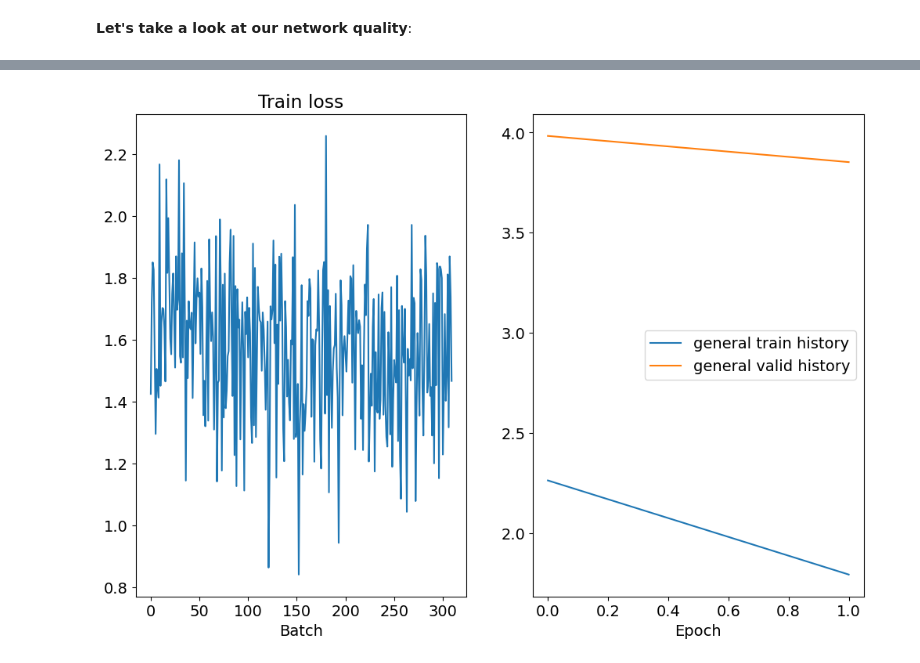
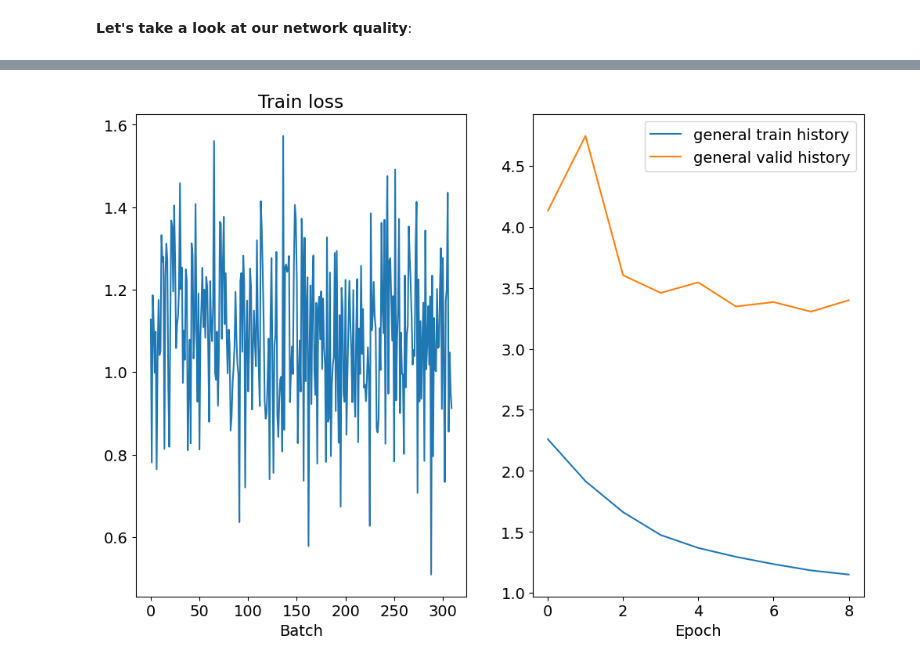
Before and after one commit to pavel-collab/ml-course-home-tasks, a Jupyter notebook: assignments/lab02_nmt/lab02_nmt_24s_advanced.ipynb, the cells around one changed output, grey strips where cells are left out. Saved outputs shown, nothing was run; the diff lists cells and outputs as text; code cells hidden in the pictures.

```diff
--- a/assignments/lab02_nmt/lab02_nmt_24s_advanced.ipynb
+++ b/assignments/lab02_nmt/lab02_nmt_24s_advanced.ipynb
@@ -494,10 +339,12 @@ def epoch_time(start_time, end_time):
     elapsed_secs = int(elapsed_time - (elapsed_mins * 60))
     return elapsed_mins, elapsed_secs
 # %%
+from utils import evaluate, train, write_model_title_log, write_model_train_log
+
 train_history = []
 valid_history = []
 
-N_EPOCHS = 3
+N_EPOCHS = 10
 CLIP = 1
 
 best_valid_loss = float('inf')
@@ -518,24 +366,15 @@ for epoch in range(N_EPOCHS):
 
     epoch_mins, epoch_secs = epoch_time(start_time, end_time)
 
-    # if valid_loss < best_valid_loss:
-    #     best_valid_loss = valid_loss
-    #     torch.save(model.state_dict(), 'tut1-model.pt')
+    if valid_loss < best_valid_loss:
+        best_valid_loss = valid_loss
+        torch.save(model.state_dict(), 'simple_seq2seq.pt')
 
     train_history.append(train_loss)
     valid_history.append(valid_loss)
-    #TODO: make the output of the log to the separate file
     write_model_train_log("logfile.log",
                           epoch,
                           [epoch_mins, epoch_secs],
                           train_loss,
                           valid_loss)
-
-'''
-On the last epoch we could see that the train loss on the left plot is not
-decrease anymore. That means, that the model came tho the point of the local min.
-
-PPL stands for perplexity. This quantity is directly computable from the negative log-likelihood (and the number of samples),
-so it's odd that the authors would report both.
-'''
 # %% [output]
@@ -649,12 +489,10 @@ PAD_IDX = TRG.vocab.stoi['']
 optimizer = optim.Adam(model.parameters())
 criterion = nn.CrossEntropyLoss(ignore_index = PAD_IDX)
 # %%
-
 train_history = []
 valid_history = []
 
-# N_EPOCHS = 20
-N_EPOCHS = 3
+N_EPOCHS = 10
 CLIP = 5
 
 best_valid_loss = float('inf')
@@ -664,28 +502,28 @@ write_model_title_log("logfile.log",
 # %%
 for epoch in range(N_EPOCHS):
 
     start_time = time.time()
 
     train_loss = train(model, train_iterator, optimizer, criterion, CLIP, train_history, valid_history)
     valid_loss = evaluate(model, valid_iterator, criterion)
 
     end_time = time.time()
 
     epoch_mins, epoch_secs = epoch_time(start_time, end_time)
 
-    # if valid_loss < best_valid_loss:
-    #     best_valid_loss = valid_loss
-    #     torch.save(model.state_dict(), 'tut1-model.pt')
+    if valid_loss < best_valid_loss:
+        best_valid_loss = valid_loss
+        torch.save(model.state_dict(), 'attention.pt')
 
     train_history.append(train_loss)
     valid_history.append(valid_loss)
     write_model_train_log("logfile.log",
                           epoch,
                           [epoch_mins, epoch_secs],
                           train_loss,
                           valid_loss)
 # %% [output]
-[figure, old version]
+[figure, new version]
 # %%
 batch = next(iter(test_iterator))
 # %%
```
Also changed, not shown: parts of 93 cells of this notebook, 3 other files.
